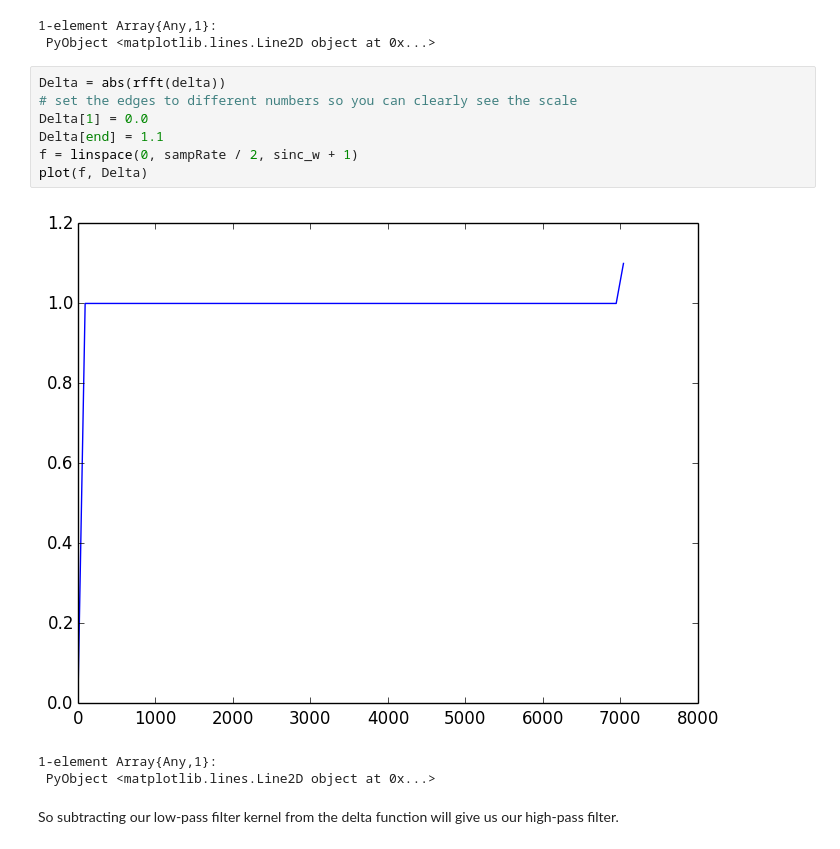
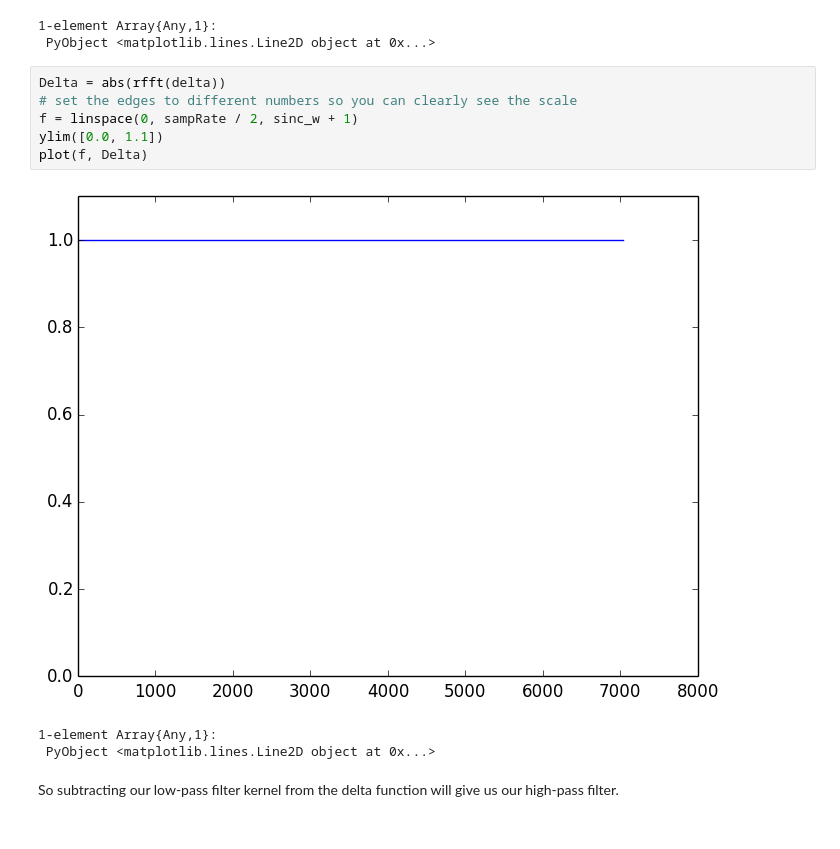
Before and after one commit to zhemao/digital_filters, a Jupyter notebook: Digital Filters.ipynb, the cells around one changed output. Drawn from its saved outputs; the diff is of its cells as text.

Commit message:
fix y scale on fft of delta

```diff
--- a/Digital Filters.ipynb
+++ b/Digital Filters.ipynb
@@ -223,12 +223,11 @@ plot(t, delta)
 # %%
 Delta = abs(rfft(delta))
 # set the edges to different numbers so you can clearly see the scale
-Delta[1] = 0.0
-Delta[end] = 1.1
 f = linspace(0, sampRate / 2, sinc_w + 1)
+ylim([0.0, 1.1])
 plot(f, Delta)
 # %% [output]
-[figure, old version]
+[figure, new version]
 1-element Array{Any,1}:
  PyObject <matplotlib.lines.Line2D object at 0x...>
 # %% [markdown]
```
Also changed, not shown: parts of 1 cell of this notebook.
